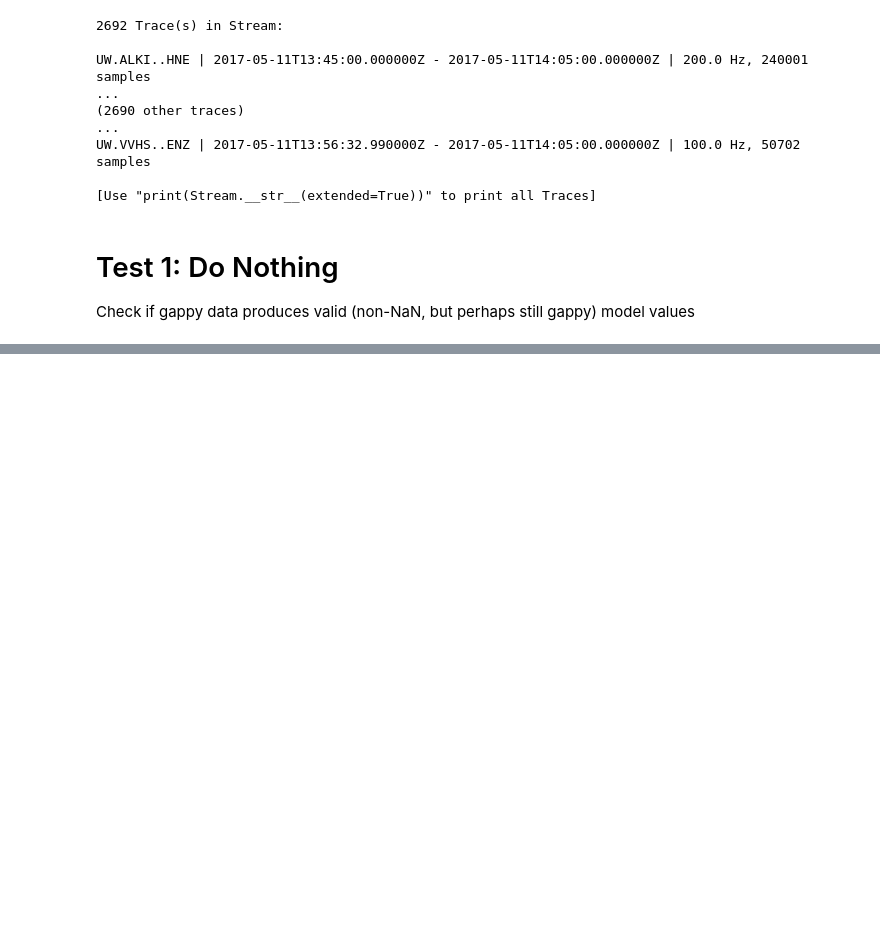
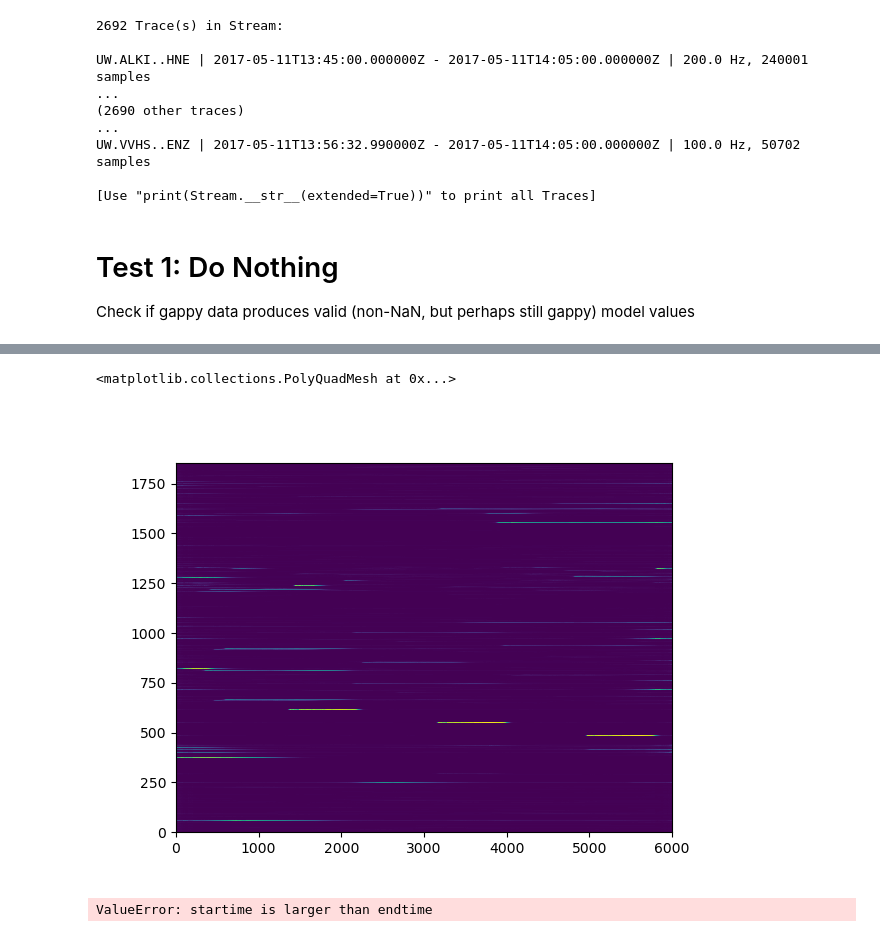
Before and after one commit to pnsn/Sci-Prod-ML, a Jupyter notebook: ml_prediction/GappyDataProcTests.ipynb, the cells around one changed output, grey strips where cells are left out. Drawn from its saved outputs; the diff is of its cells as text; code cells hidden in the pictures; blank space fills up the shorter version.

Commit message:
Add matplotlib features

```diff
--- a/ml_prediction/GappyDataProcTests.ipynb
+++ b/ml_prediction/GappyDataProcTests.ipynb
@@ -50,8 +51,10 @@ Check if gappy data produces valid (non-NaN, but perhaps still gappy) model valu
 # %%
 # Prepare data
 # Break into NSBI
-st_dict = pp._get_unique_NSBI_from_stream(stream)
-# Resample data to 100
+st_dict = pp._get_unique_NSBI_from_stream(stream.merge(method=0))
+# Resample data to 100 sps
 st_dict = pp._resample_testdata(st_dict)
-#
-st2 = [st_dict[_k] for _k in st_dict.keys()]
+# Window data
+windows, swindex = pp._build_windowed_array(st_dict, model, method_1C='DUP')
+# Taper data
+windows = pp._apply_taper(windows)
@@ -60,0 +63,14 @@ AttributeError: 'Stream' object has no attribute 'id'
+# %%
+# Run batched prediction
+pred = ml.run_batched_prediction(windows, model, device, batch_size=10)
+# %%
+plt.figure()
+plt.pcolor(pred[:,0,:])
+# %% [output]
+<matplotlib.collections.PolyQuadMesh at 0x...>
+[figure, added]
+# %%
+# Convert windows back to stream
+pred_st = pp._reassemble_multistation(pred, swindex, model, st_dict)
+# %% [output]
+ValueError: startime is larger than endtime
```
Also changed, not shown: parts of 4 cells of this notebook.
